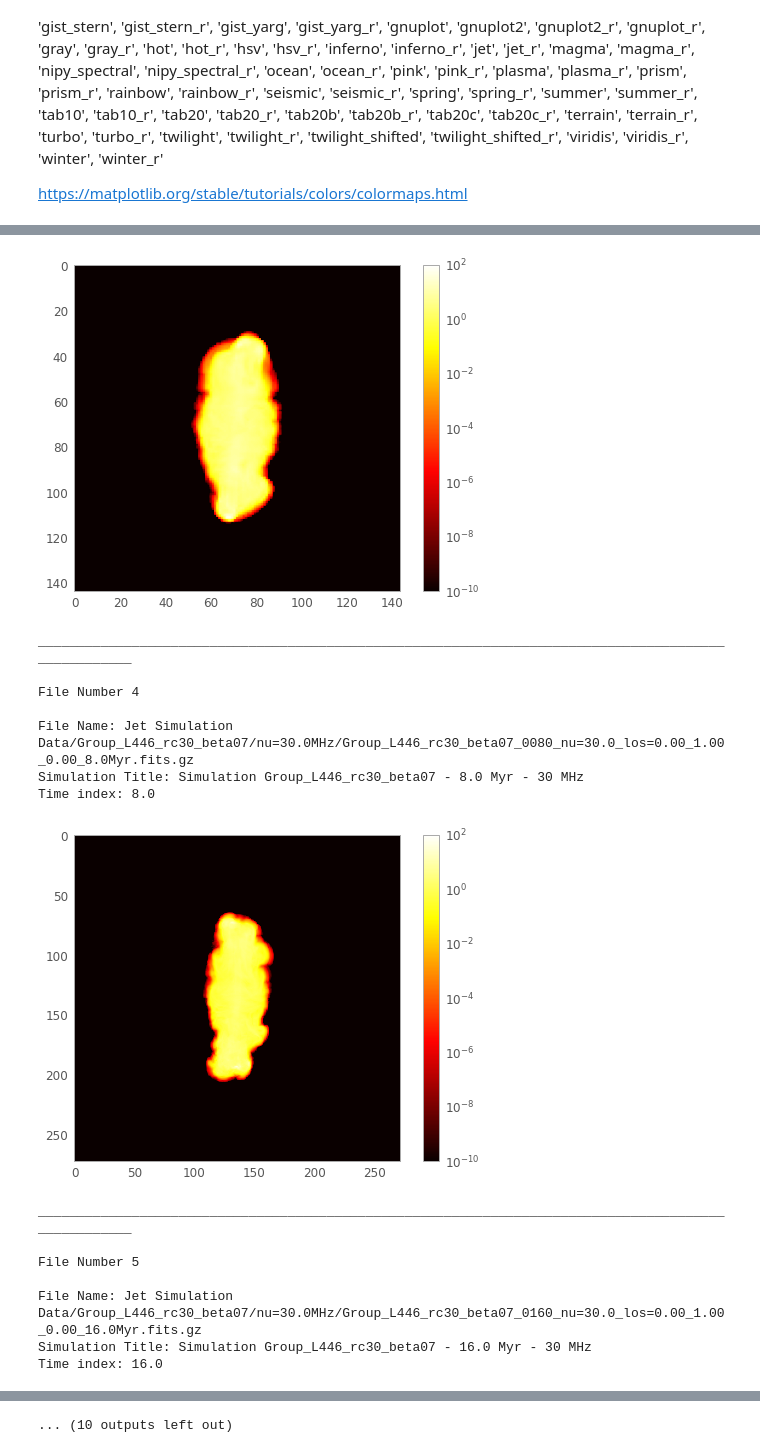
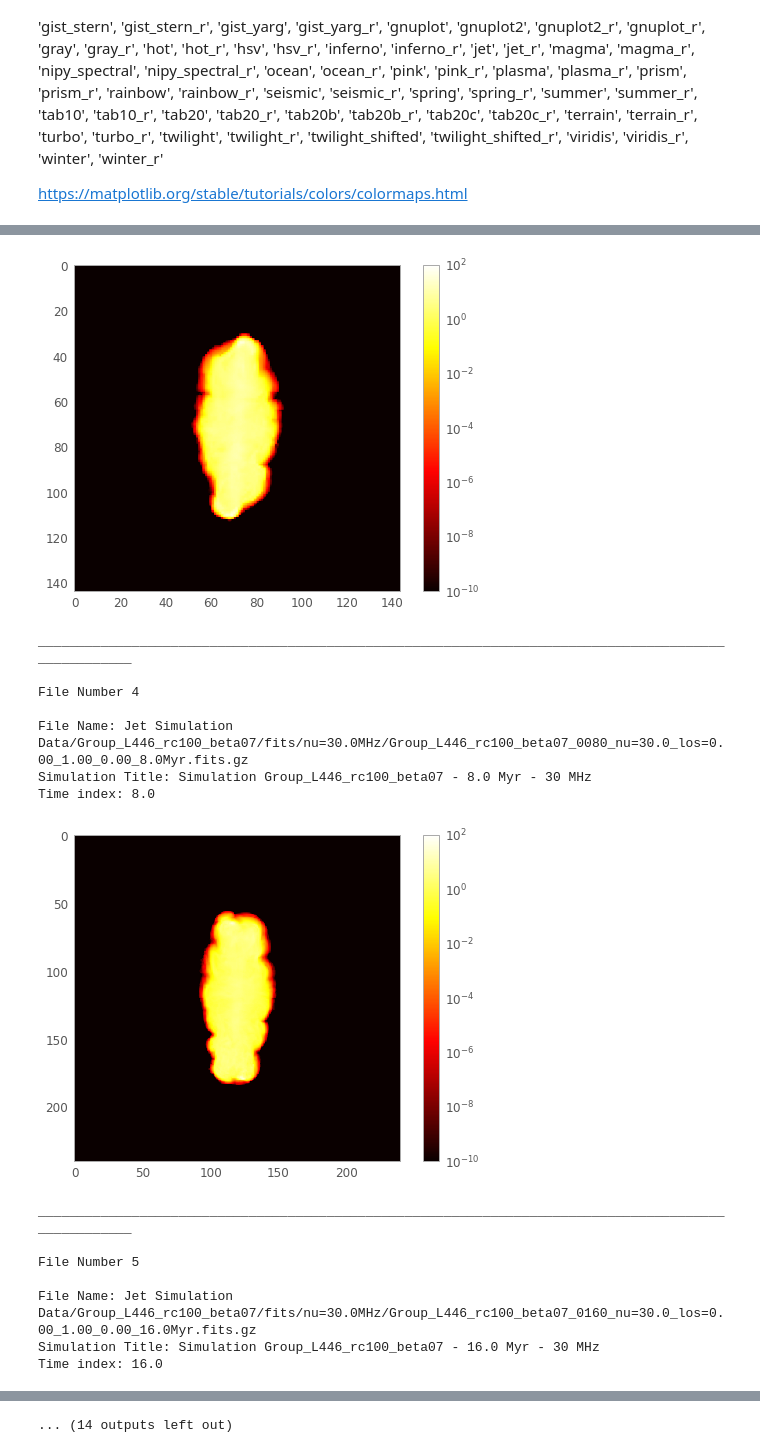
Before and after one commit to SolSamuels/Samuels_JetSimulationWork, a Jupyter notebook: ImageCreator.ipynb, the cells around one changed output, grey strips where cells are left out. Saved outputs shown, nothing was run; the diff lists cells and outputs as text; code cells hidden in the pictures.

```diff
--- a/ImageCreator.ipynb
+++ b/ImageCreator.ipynb
@@ -14,7 +14,7 @@ import matplotlib.colors as col
 
 https://matplotlib.org/stable/tutorials/colors/colormaps.html
 # %%
-path = '**/Group_L446_rc30_beta07*nu=30.0_los=0.00_1.00_0.00_*Myr.fits.gz'
+path = '**/Group_L446_rc100_beta07*nu=30.0_los=0.00_1.00_0.00_*Myr.fits.gz'
 
 # Determines if there are any files in device
 total_files = len(glob.glob(path, recursive=True))
@@ -90,17 +90,17 @@ Simulation Title: Simulation Group_L446_rc30_beta07 - 4.0 Myr - 30 MHz
 Time index: 4.0
-[figure, old version]
+[figure, new version]
 ____________________________________________________________________________________________________
 
 File Number 4
 
-File Name: Jet Simulation Data/Group_L446_rc30_beta07/nu=30.0MHz/Group_L446_rc30_beta07_0080_nu=30.0_los=0.00_1.00_0.00_8.0Myr.fits.gz
-Simulation Title: Simulation Group_L446_rc30_beta07 - 8.0 Myr - 30 MHz
+File Name: Jet Simulation Data/Group_L446_rc100_beta07/fits/nu=30.0MHz/Group_L446_rc100_beta07_0080_nu=30.0_los=0.00_1.00_0.00_8.0Myr.fits.gz
+Simulation Title: Simulation Group_L446_rc100_beta07 - 8.0 Myr - 30 MHz
 Time index: 8.0
-[figure, old version]
+[figure, new version]
 ____________________________________________________________________________________________________
 
 File Number 5
 
-File Name: Jet Simulation Data/Group_L446_rc30_beta07/nu=30.0MHz/Group_L446_rc30_beta07_0160_nu=30.0_los=0.00_1.00_0.00_16.0Myr.fits.gz
-Simulation Title: Simulation Group_L446_rc30_beta07 - 16.0 Myr - 30 MHz
+File Name: Jet Simulation Data/Group_L446_rc100_beta07/fits/nu=30.0MHz/Group_L446_rc100_beta07_0160_nu=30.0_los=0.00_1.00_0.00_16.0Myr.fits.gz
+Simulation Title: Simulation Group_L446_rc100_beta07 - 16.0 Myr - 30 MHz
 Time index: 16.0
@@ -116 +116 @@ Time index: 32.0
-... (10 outputs left out)
+... (14 outputs left out)
```
Also changed, not shown: parts of 1 cell of this notebook, 10 other files.
